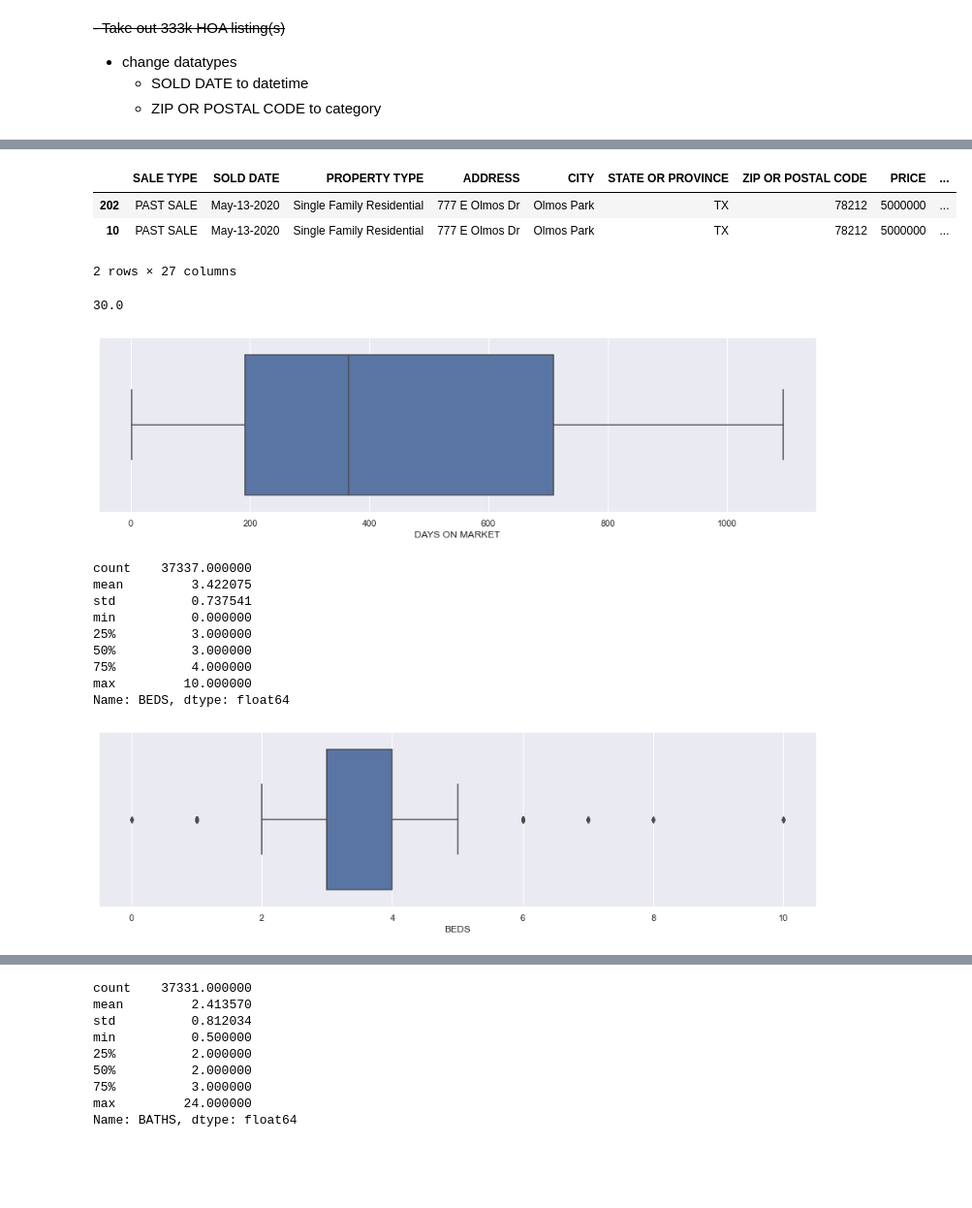
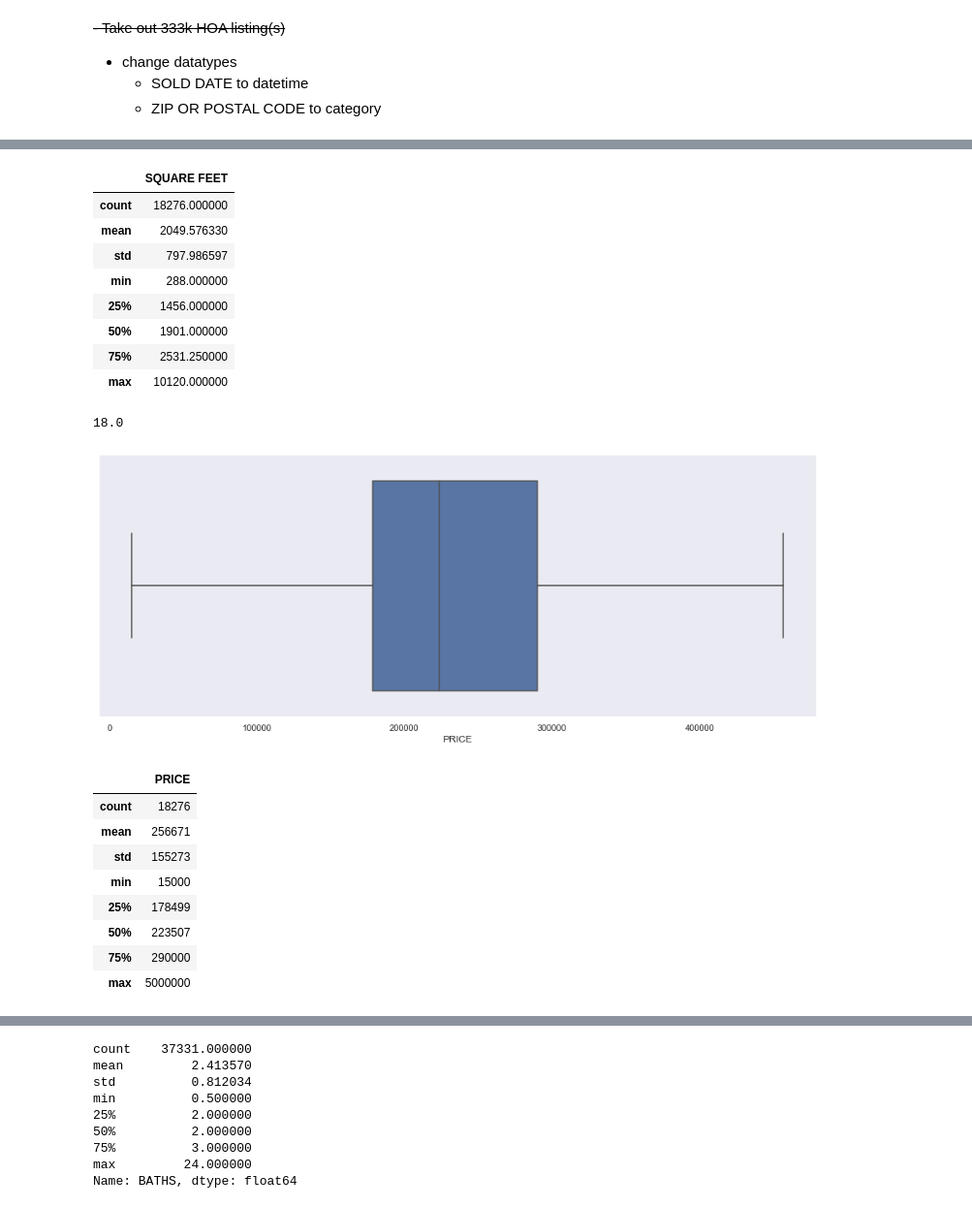
Before and after one commit to randallb15/PredictingSAHomeValues, a Jupyter notebook: EDA.ipynb, the cells around one changed output, grey strips where cells are left out. Shown: that part at 97% size. Drawn from its saved outputs; the diff is of its cells as text; code cells hidden in the pictures; blank space fills up the shorter version.

```diff
--- a/EDA.ipynb
+++ b/EDA.ipynb
@@ -21,5 +21,5 @@ sns.set(rc={'figure.figsize':(16,4)})
 # %%
-df = pd.read_pickle('data/full.pkl')
+df = pd.read_pickle('data/modeldata.pkl')
 # %%
 df.drop_duplicates(inplace=True)
 # %%
@@ -50,8 +51,8 @@ memory usage: 8.0+ MB
     - SOLD DATE to datetime
     - ZIP OR POSTAL CODE to category
 # %%
-df.drop(205,inplace=True)
-df.drop(18,inplace=True)
+df.drop(16066,inplace=True)
+df.drop(282,inplace=True)
 # %%
 x_plot = df['SOLD DATE']
 x_plot = pd.to_datetime(x_plot)
@@ -87,29 +91,32 @@ ax = sns.boxplot(x=df['SQUARE FEET'])
 # %%
-df[df['SQUARE FEET'] == 10120.0]
+pd.DataFrame(df['SQUARE FEET'].describe())
 # %% [output]
-|  | SALE TYPE | SOLD DATE | PROPERTY TYPE | ADDRESS | CITY | STATE OR PROVINCE | ZIP OR POSTAL CODE | PRICE | ... |
-| 202 | PAST SALE | May-13-2020 | Single Family Residential | 777 E Olmos Dr | Olmos Park | TX | 78212 | 5000000 | ... |
-| 10 | PAST SALE | May-13-2020 | Single Family Residential | 777 E Olmos Dr | Olmos Park | TX | 78212 | 5000000 | ... |
+|  | SQUARE FEET |
+| count | 18276.000000 |
+| mean | 2049.576330 |
+| std | 797.986597 |
+| min | 288.000000 |
+| 25% | 1456.000000 |
+| 50% | 1901.000000 |
+| 75% | 2531.250000 |
+| max | 10120.000000 |
-2 rows × 27 columns
 # %%
 df['HOA/MONTH'].median()
 # %% [output]
-30.0
+18.0
 # %%
-ax = sns.boxplot(x=df['DAYS ON MARKET'])
+ax = sns.boxplot(x=df['PRICE'],showfliers=False)
 # %% [output]
-[figure, old version]
+[figure, new version]
-# %%
-ax = sns.boxplot(x=df['BEDS'])
-df['BEDS'].describe()
-# %% [output]
-count    37337.000000
-mean         3.422075
-std          0.737541
-min          0.000000
-25%          3.000000
-50%          3.000000
-75%          4.000000
-max         10.000000
-Name: BEDS, dtype: float64
-[figure, removed]
+# %%
+pd.DataFrame(df['PRICE'].describe().astype('int64'))
+# %% [output]
+|  | PRICE |
+| count | 18276 |
+| mean | 256671 |
+| std | 155273 |
+| min | 15000 |
+| 25% | 178499 |
+| 50% | 223507 |
+| 75% | 290000 |
+| max | 5000000 |
```
Also changed, not shown: parts of 16 cells of this notebook, 5 other files.
